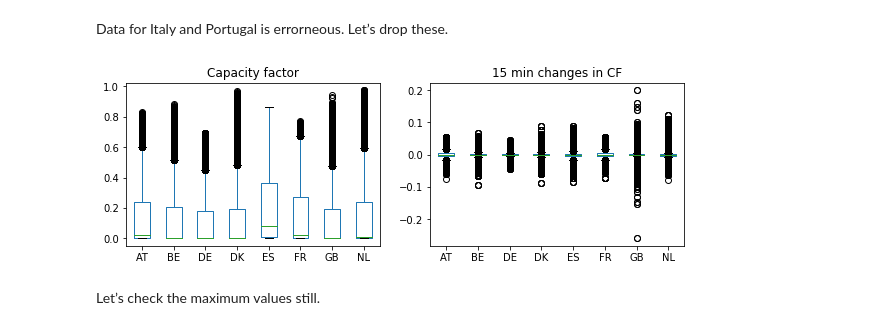
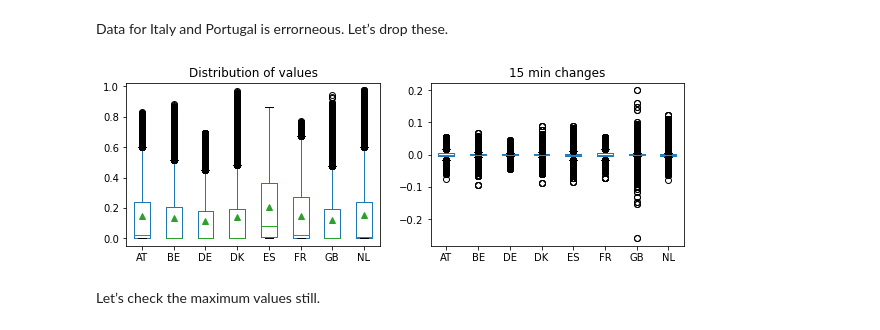
Before and after one commit to vttresearch/windtask25-timeseries, a Jupyter notebook: notebooks/04-analyze-data.ipynb, the cells around one changed output. Saved outputs shown, nothing was run; the diff lists cells and outputs as text; code cells hidden in the pictures.

```diff
--- a/notebooks/04-analyze-data.ipynb
+++ b/notebooks/04-analyze-data.ipynb
@@ -20,10 +18,10 @@ def load_cf_data(tech: str) -> pd.DataFrame:
     return df
 
 
-def plot_cf_statistics(cf: pd.DataFrame):
+def plot_statistics(df: pd.DataFrame):
     fig, (ax1, ax2) = plt.subplots(1, 2, figsize=(10, 3))
-    cf.plot.box(title='Capacity factor', ax=ax1)
-    cf.interpolate('time').diff(1).plot.box(title=f'{MIN_TIMESTEP} changes in CF', ax=ax2)
+    df.plot.box(title='Distribution of values', ax=ax1, showmeans=True)
+    df.interpolate('time').diff(1).plot.box(title=f'{MIN_TIMESTEP} changes', ax=ax2)
     return ax1, ax2
 # %% [markdown]
 ## Results for onshore wind power
@@ -130,0 +176,4 @@ plot_cf_statistics(cf_solar);
+# %%
+tech = 'Solar'
+cf_solar = load_cf_data(tech)
+plot_statistics(cf_solar);
@@ -131,9 +182,9 @@ plot_cf_statistics(cf_solar);
 # %% [markdown]
 Data for Italy and Portugal is errorneous. Let’s drop these.
 # %%
-plot_cf_statistics(cf_solar.drop(['IT', 'PT'], axis=1));
+plot_statistics(cf_solar.drop(['IT', 'PT'], axis=1));
 # %% [output]
-[figure, old version]
+[figure, new version]
 # %% [markdown]
 Let’s check the maximum values still.
 # %%
```
Also changed, not shown: parts of 56 cells of this notebook, 2 other files.
